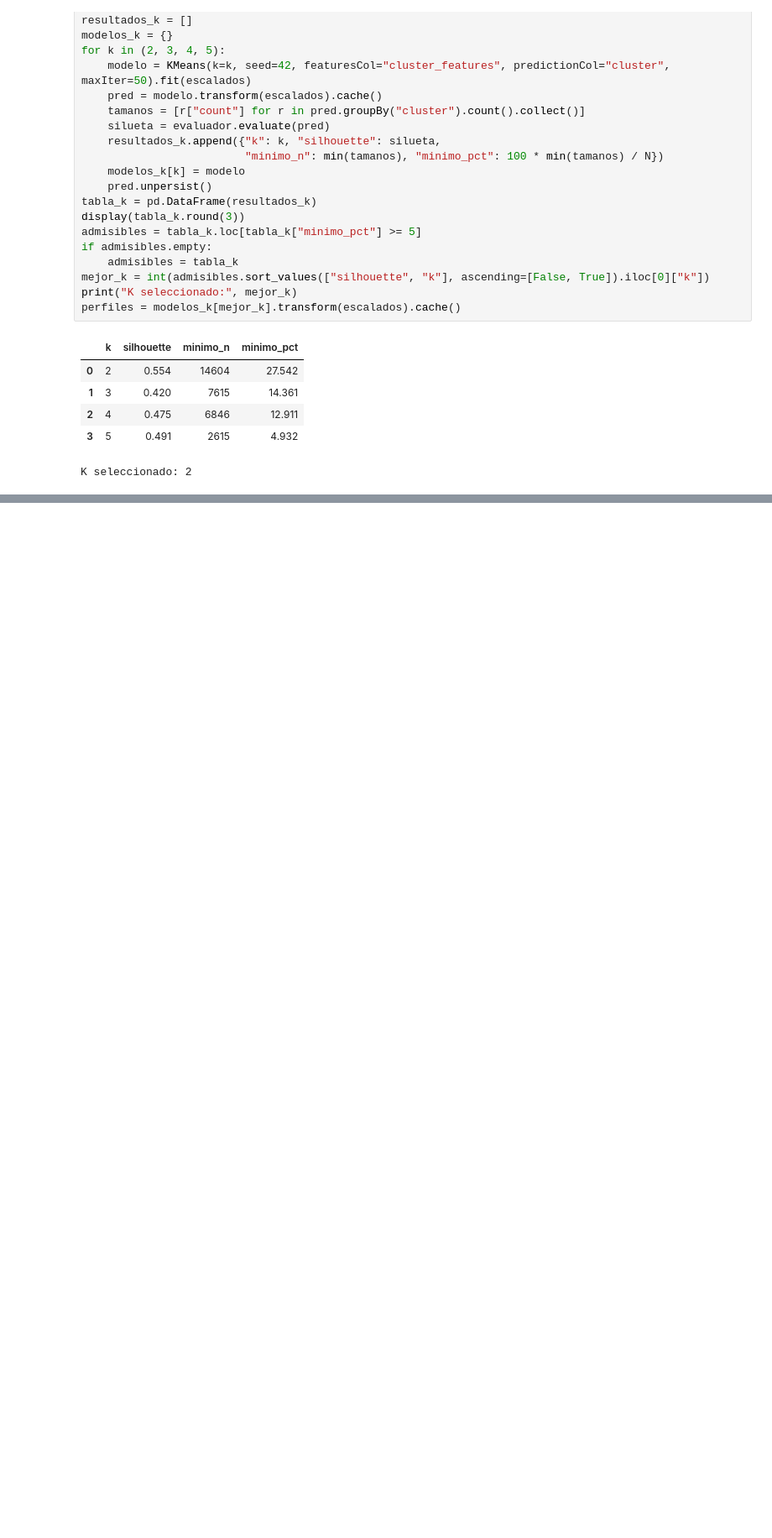
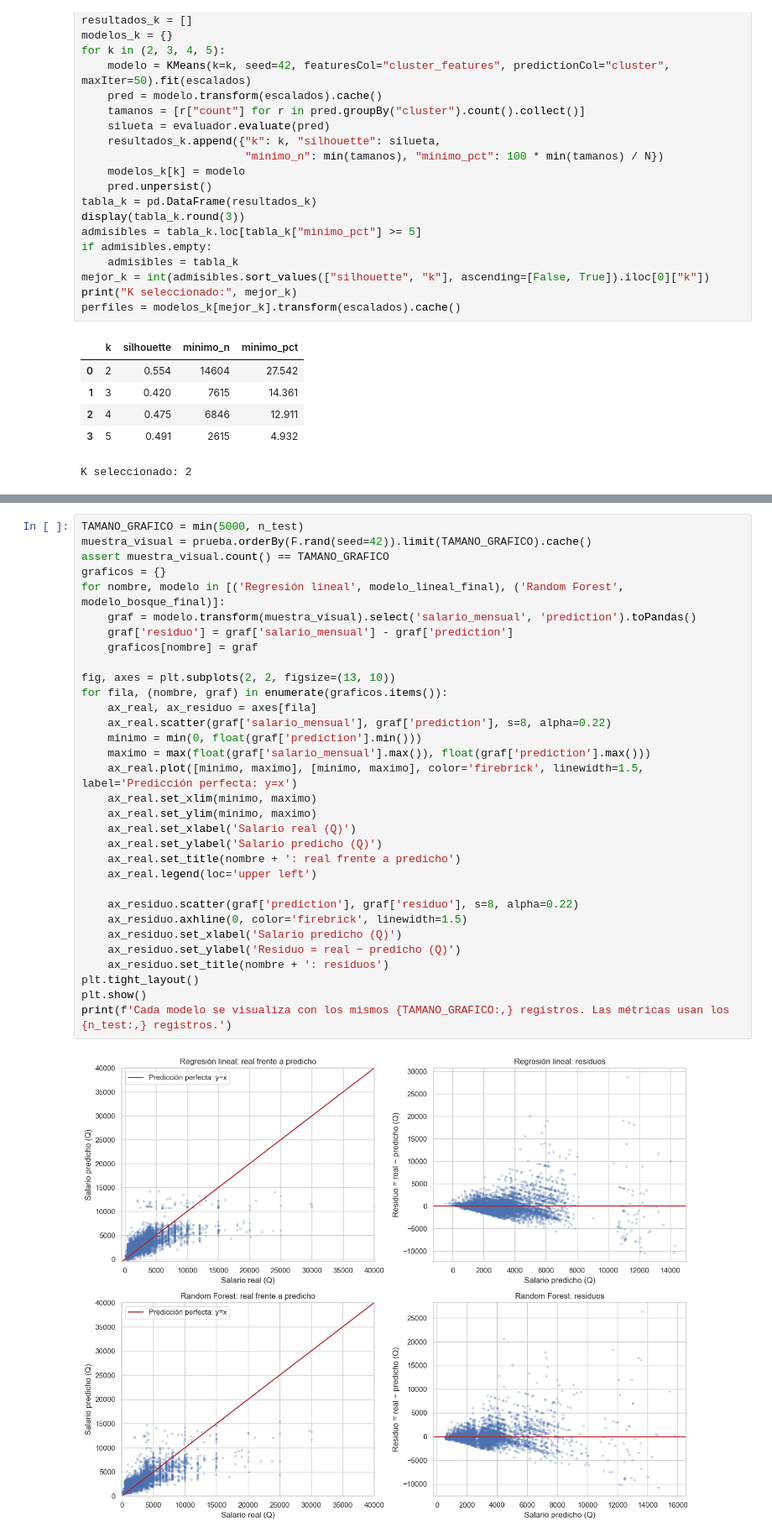
Before and after one commit to Jorge162017/Lab7-DataScience, a Jupyter notebook: notebooks/Lab7_Avance.ipynb, the cells around one changed output, grey strips where cells are left out. Shown at 84% size. Saved outputs shown, nothing was run; the diff lists cells and outputs as text; blank space fills up the shorter version.

Commit message:
Complete Spark salary prediction and final evaluation

```diff
--- a/notebooks/Lab7_Avance.ipynb
+++ b/notebooks/Lab7_Avance.ipynb
@@ -762,0 +945,34 @@ muestral. No indican causalidad ni salarios recomendados.
+# %%
+TAMANO_GRAFICO = min(5000, n_test)
+muestra_visual = prueba.orderBy(F.rand(seed=42)).limit(TAMANO_GRAFICO).cache()
+assert muestra_visual.count() == TAMANO_GRAFICO
+graficos = {}
+for nombre, modelo in [('Regresión lineal', modelo_lineal_final), ('Random Forest', modelo_bosque_final)]:
+    graf = modelo.transform(muestra_visual).select('salario_mensual', 'prediction').toPandas()
+    graf['residuo'] = graf['salario_mensual'] - graf['prediction']
+    graficos[nombre] = graf
+
+fig, axes = plt.subplots(2, 2, figsize=(13, 10))
+for fila, (nombre, graf) in enumerate(graficos.items()):
+    ax_real, ax_residuo = axes[fila]
+    ax_real.scatter(graf['salario_mensual'], graf['prediction'], s=8, alpha=0.22)
+    minimo = min(0, float(graf['prediction'].min()))
+    maximo = max(float(graf['salario_mensual'].max()), float(graf['prediction'].max()))
+    ax_real.plot([minimo, maximo], [minimo, maximo], color='firebrick', linewidth=1.5, label='Predicción perfecta: y=x')
+    ax_real.set_xlim(minimo, maximo)
+    ax_real.set_ylim(minimo, maximo)
+    ax_real.set_xlabel('Salario real (Q)')
+    ax_real.set_ylabel('Salario predicho (Q)')
+    ax_real.set_title(nombre + ': real frente a predicho')
+    ax_real.legend(loc='upper left')
+
+    ax_residuo.scatter(graf['prediction'], graf['residuo'], s=8, alpha=0.22)
+    ax_residuo.axhline(0, color='firebrick', linewidth=1.5)
+    ax_residuo.set_xlabel('Salario predicho (Q)')
+    ax_residuo.set_ylabel('Residuo = real − predicho (Q)')
+    ax_residuo.set_title(nombre + ': residuos')
+plt.tight_layout()
+plt.show()
+print(f'Cada modelo se visualiza con los mismos {TAMANO_GRAFICO:,} registros. Las métricas usan los {n_test:,} registros.')
+# %% [output]
+[figure, added]
```
Also changed, not shown: parts of 21 cells of this notebook, 1 other file.
